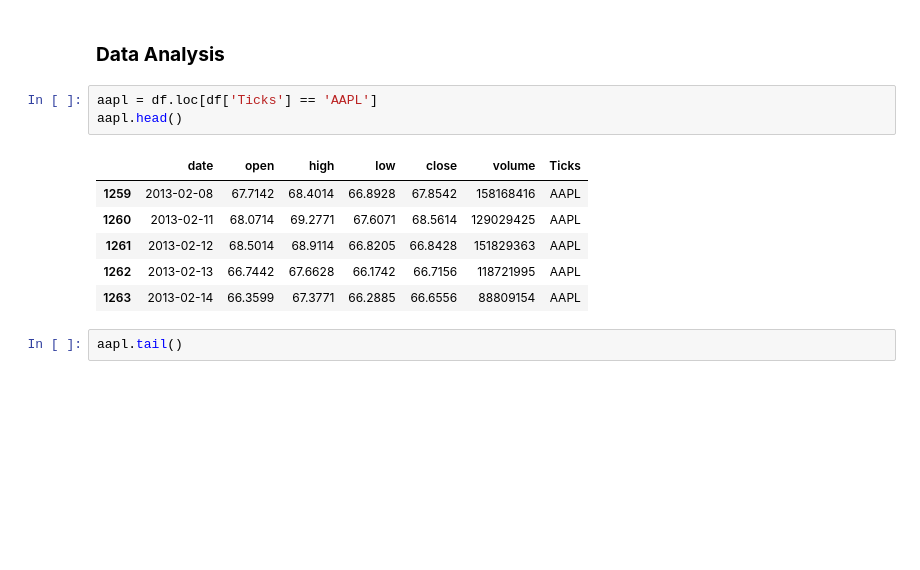
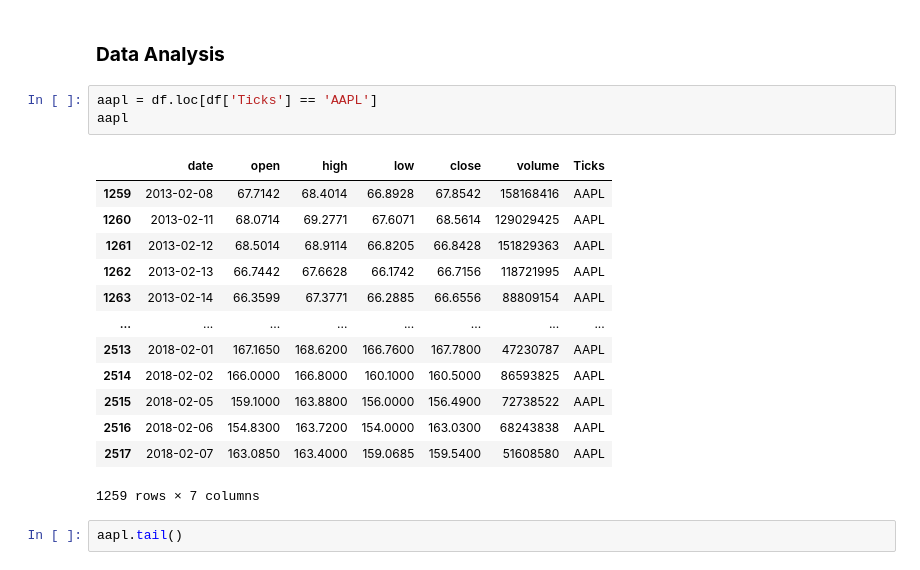
Before and after one commit to ongfong/data_analysis_projects, a Jupyter notebook: AAPL_stock_analysis.ipynb, the cells around one changed output. Saved outputs shown, nothing was run; the diff lists cells and outputs as text; blank space fills up the shorter version.

```diff
--- a/AAPL_stock_analysis.ipynb
+++ b/AAPL_stock_analysis.ipynb
@@ -102,14 +102,21 @@ dtype: int64
 ### **Data Analysis**
 # %%
 aapl = df.loc[df['Ticks'] == 'AAPL']
-aapl.head()
+aapl
 # %% [output]
 |  | date | open | high | low | close | volume | Ticks |
 | 1259 | 2013-02-08 | 67.7142 | 68.4014 | 66.8928 | 67.8542 | 158168416 | AAPL |
 | 1260 | 2013-02-11 | 68.0714 | 69.2771 | 67.6071 | 68.5614 | 129029425 | AAPL |
 | 1261 | 2013-02-12 | 68.5014 | 68.9114 | 66.8205 | 66.8428 | 151829363 | AAPL |
 | 1262 | 2013-02-13 | 66.7442 | 67.6628 | 66.1742 | 66.7156 | 118721995 | AAPL |
 | 1263 | 2013-02-14 | 66.3599 | 67.3771 | 66.2885 | 66.6556 | 88809154 | AAPL |
+| ... | ... | ... | ... | ... | ... | ... | ... |
+| 2513 | 2018-02-01 | 167.1650 | 168.6200 | 166.7600 | 167.7800 | 47230787 | AAPL |
+| 2514 | 2018-02-02 | 166.0000 | 166.8000 | 160.1000 | 160.5000 | 86593825 | AAPL |
+| 2515 | 2018-02-05 | 159.1000 | 163.8800 | 156.0000 | 156.4900 | 72738522 | AAPL |
+| 2516 | 2018-02-06 | 154.8300 | 163.7200 | 154.0000 | 163.0300 | 68243838 | AAPL |
+| 2517 | 2018-02-07 | 163.0850 | 163.4000 | 159.0685 | 159.5400 | 51608580 | AAPL |
+1259 rows × 7 columns
 # %%
 aapl.tail()
 # %% [output]
```
Also changed, not shown: parts of 1 cell of this notebook.
